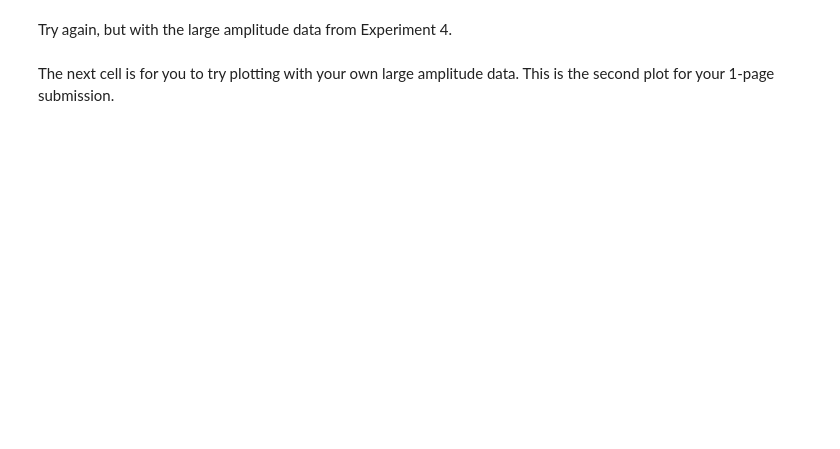
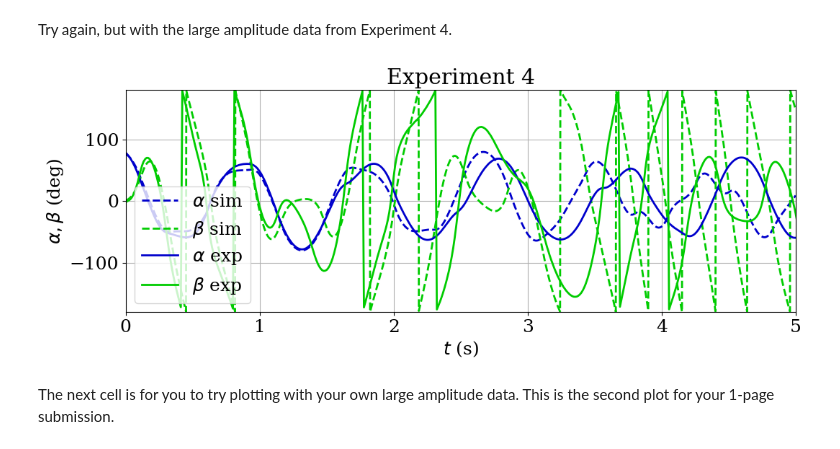
Before and after one commit to differental/IB_Double_Pendulum, a Jupyter notebook: double_pendulum_simulation.ipynb, the cells around one changed output. Saved outputs shown, nothing was run; the diff lists cells and outputs as text; code cells hidden in the pictures; blank space fills up the shorter version.

```diff
--- a/double_pendulum_simulation.ipynb
+++ b/double_pendulum_simulation.ipynb
@@ -179,6 +182,8 @@ plot_simulation_and_experiment(integrate([0.0001,0,0,0],5), Experiment_1)
 # %% [markdown]
 Try again, but with the large amplitude data from Experiment 4.
 # %%
-plot_simulation_and_experiment(integrate([0.0001,0,0,0],5), Experiment_4)
+plot_simulation_and_experiment(integrate([77*np.pi/180,0,-2.5,2],5), Experiment_4)
+# %% [output]
+[figure, added]
 # %% [markdown]
 The next cell is for you to try plotting with your own large amplitude data. This is the second plot for your 1-page submission.
```
Also changed, not shown: parts of 9 cells of this notebook.
